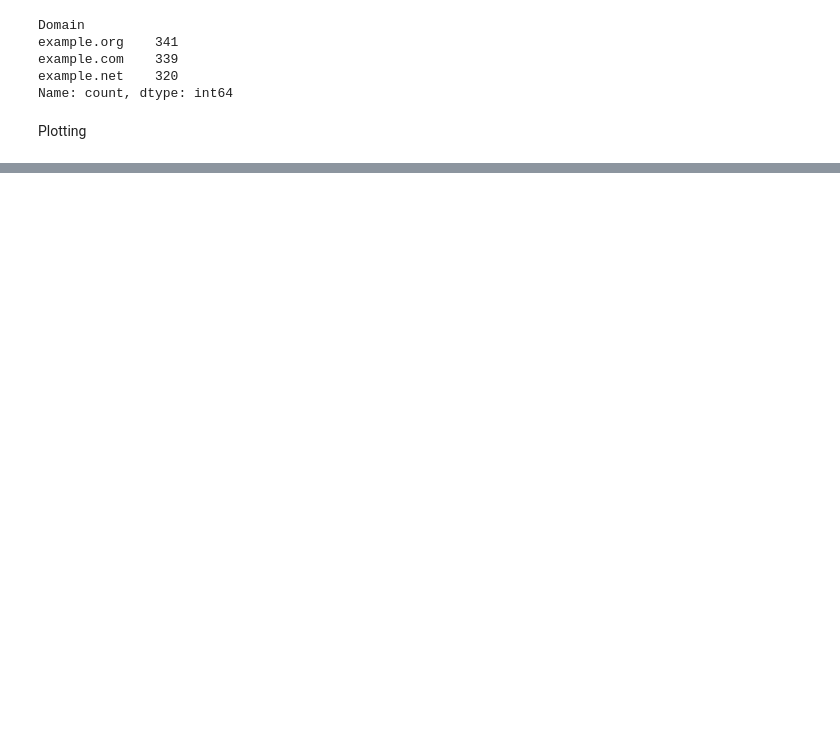
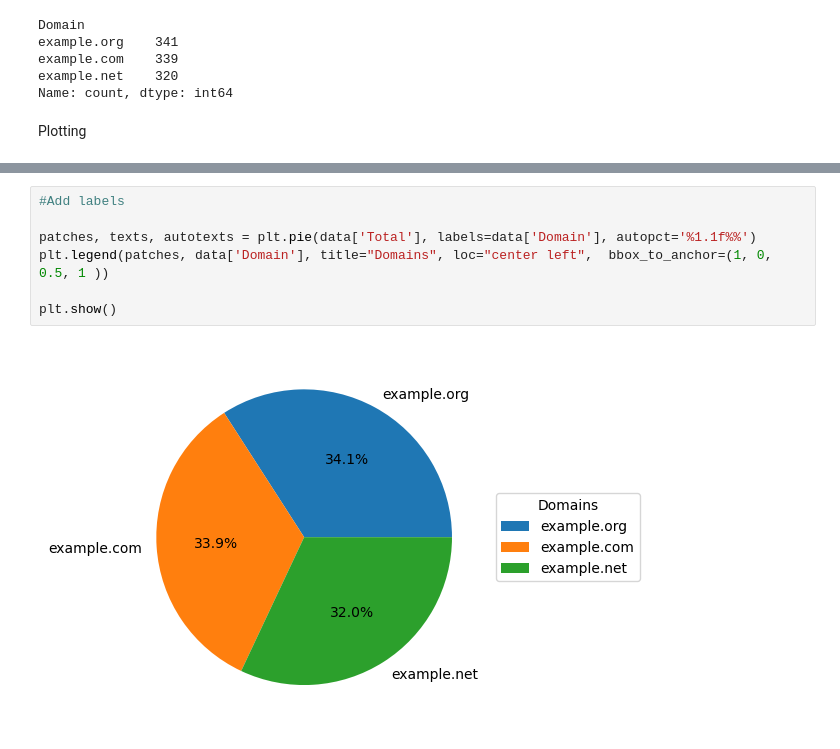
Before and after one commit to PCM11/PFDA---Assignments, a Jupyter notebook: assignment03-pie.ipynb, the cells around one changed output, grey strips where cells are left out. Drawn from its saved outputs; the diff is of its cells as text; blank space fills up the shorter version.

```diff
--- a/assignment03-pie.ipynb
+++ b/assignment03-pie.ipynb
@@ -57,0 +74,9 @@ array([<Axes: ylabel='Total'>], dtype=object)
+# %%
+#Add labels
+
+patches, texts, autotexts = plt.pie(data['Total'], labels=data['Domain'], autopct='%1.1f%%')
+plt.legend(patches, data['Domain'], title="Domains", loc="center left",  bbox_to_anchor=(1, 0, 0.5, 1 ))
+
+plt.show()
+# %% [output]
+[figure, added]
```
Also changed, not shown: parts of 9 cells of this notebook, 1 other file.
